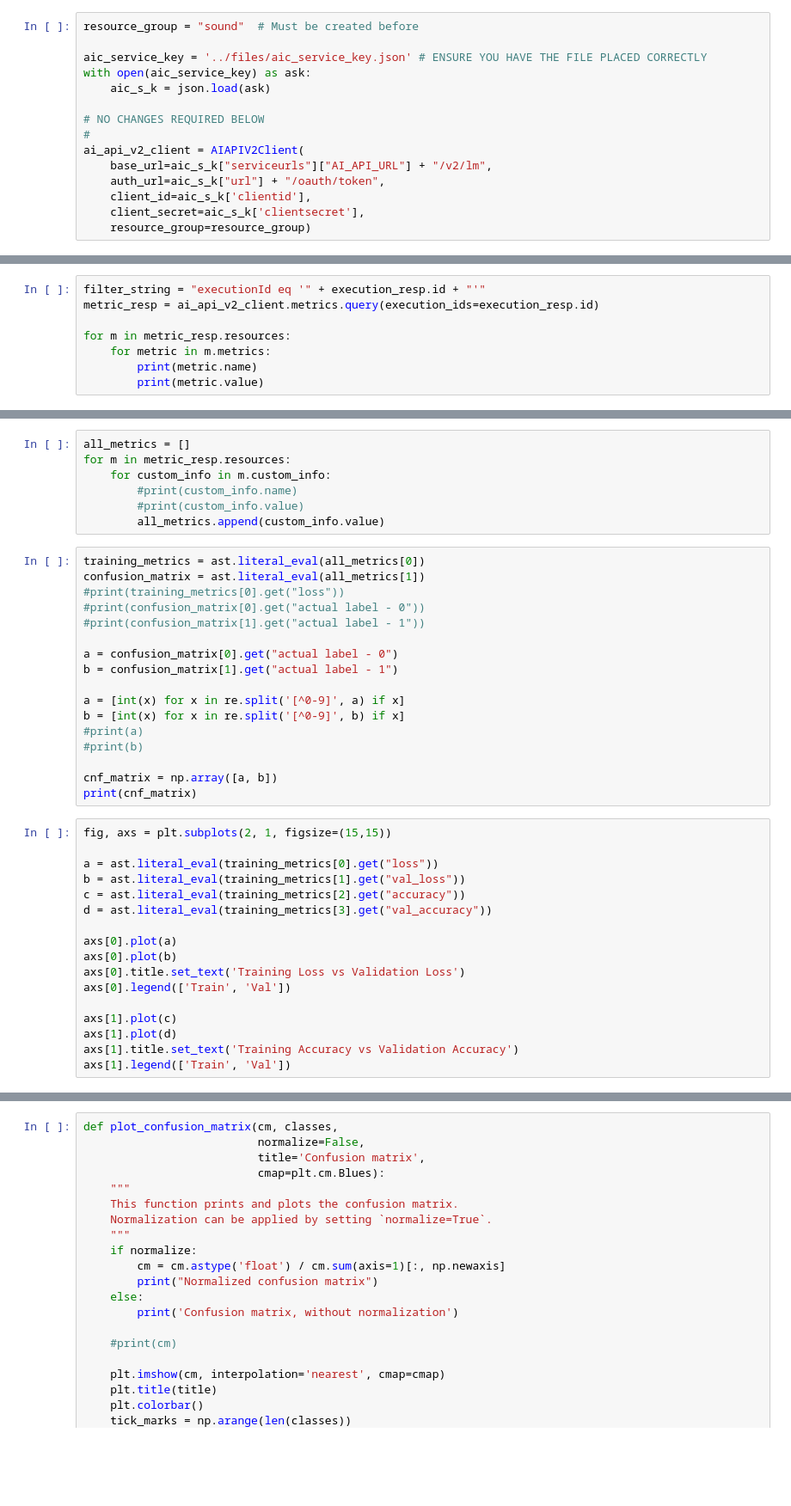
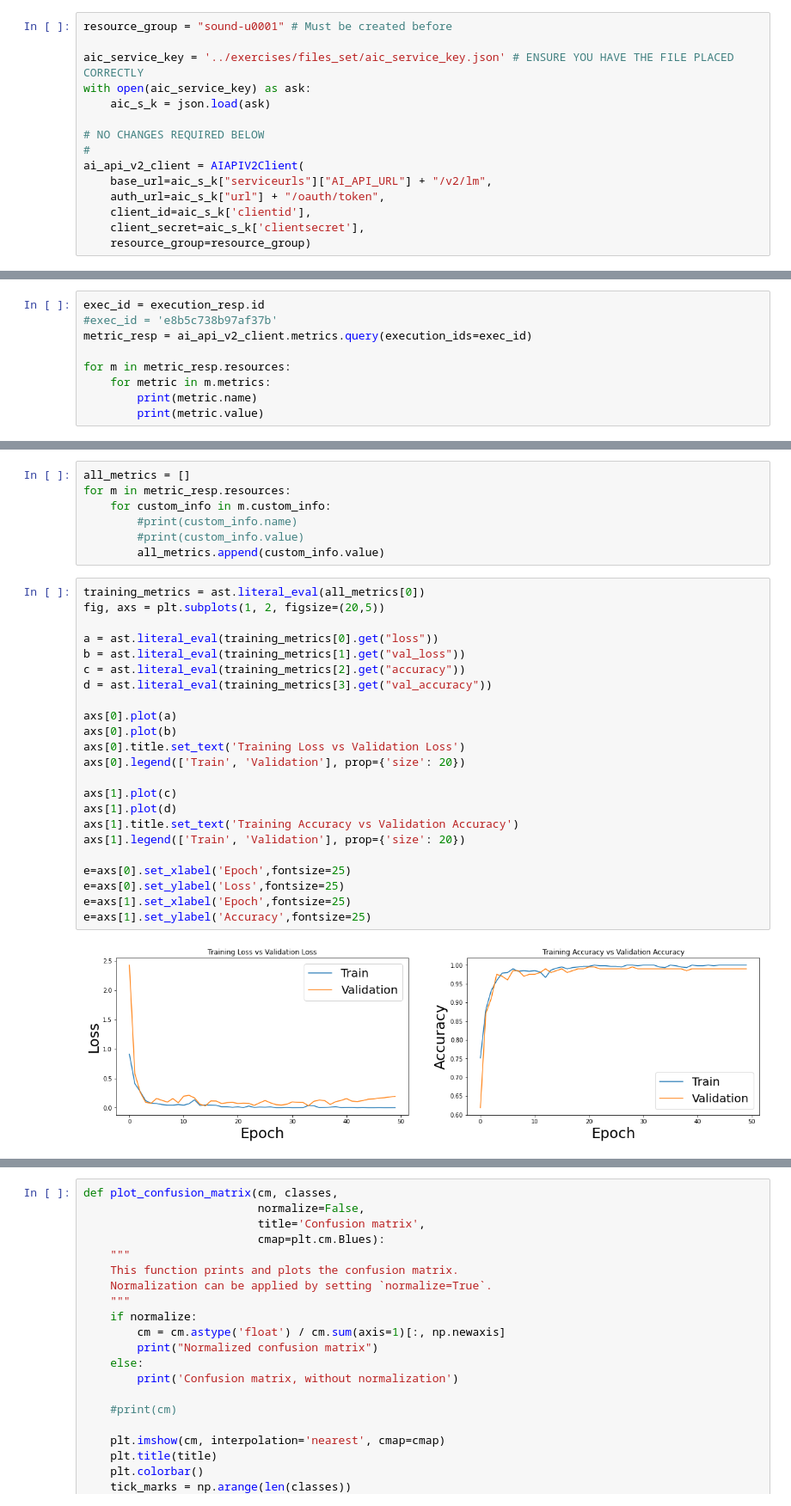
Before and after one commit to SAP-samples/btp-ai-sustainability-bootcamp, a Jupyter notebook: src/ai-models/predictive-maintenance/notebooks/main.ipynb, the cells around one changed output, grey strips where cells are left out. Shown at 86% size. Cells and saved outputs as stored; diff of their text form; blank space fills up the shorter version.

Commit message:
adding exercise 2

```diff
--- a/src/ai-models/predictive-maintenance/notebooks/main.ipynb
+++ b/src/ai-models/predictive-maintenance/notebooks/main.ipynb
@@ -117,9 +117,9 @@ from ai_api_client_sdk.models.input_artifact_binding import InputArtifactBinding
 # %% [markdown]
 In order to be able to train our model in AI Core, we need to define an AI API client, this time by specifying also the resource group in order to access all the related resource (i.e. artifacts and scenarios) and store the subsequent objects (like configurations, models, etc...)
 # %%
-resource_group = "sound"  # Must be created before
+resource_group = "sound-u0001" # Must be created before
 
-aic_service_key = '../files/aic_service_key.json' # ENSURE YOU HAVE THE FILE PLACED CORRECTLY
+aic_service_key = '../exercises/files_set/aic_service_key.json' # ENSURE YOU HAVE THE FILE PLACED CORRECTLY
 with open(aic_service_key) as ask:
     aic_s_k = json.load(ask)
 
@@ -260,8 +260,9 @@ import numpy as np
 import matplotlib
 import matplotlib.pyplot as plt
 # %%
-filter_string = "executionId eq '" + execution_resp.id + "'"
-metric_resp = ai_api_v2_client.metrics.query(execution_ids=execution_resp.id)
+exec_id = execution_resp.id
+#exec_id = 'e8b5c738b97af37b'
+metric_resp = ai_api_v2_client.metrics.query(execution_ids=exec_id)
 
 for m in metric_resp.resources:
     for metric in m.metrics:
@@ -274,37 +278,28 @@ for m in metric_resp.resources:
         #print(custom_info.name)
         #print(custom_info.value)
         all_metrics.append(custom_info.value)
-# %%
-training_metrics = ast.literal_eval(all_metrics[0])
-confusion_matrix = ast.literal_eval(all_metrics[1])
-#print(training_metrics[0].get("loss"))
-#print(confusion_matrix[0].get("actual label - 0"))
-#print(confusion_matrix[1].get("actual label - 1"))
-
-a = confusion_matrix[0].get("actual label - 0")
-b = confusion_matrix[1].get("actual label - 1")
-
-a = [int(x) for x in re.split('[^0-9]', a) if x]
-b = [int(x) for x in re.split('[^0-9]', b) if x]
-#print(a)
-#print(b)
-
-cnf_matrix = np.array([a, b])
-print(cnf_matrix)
 # %%
-fig, axs = plt.subplots(2, 1, figsize=(15,15))
+training_metrics = ast.literal_eval(all_metrics[0])
+fig, axs = plt.subplots(1, 2, figsize=(20,5))
 
 a = ast.literal_eval(training_metrics[0].get("loss"))
 b = ast.literal_eval(training_metrics[1].get("val_loss"))
 c = ast.literal_eval(training_metrics[2].get("accuracy"))
 d = ast.literal_eval(training_metrics[3].get("val_accuracy"))
 
 axs[0].plot(a)
 axs[0].plot(b)
 axs[0].title.set_text('Training Loss vs Validation Loss')
-axs[0].legend(['Train', 'Val'])
+axs[0].legend(['Train', 'Validation'], prop={'size': 20})
 
 axs[1].plot(c)
 axs[1].plot(d)
 axs[1].title.set_text('Training Accuracy vs Validation Accuracy')
-axs[1].legend(['Train', 'Val'])
+axs[1].legend(['Train', 'Validation'], prop={'size': 20})
+
+e=axs[0].set_xlabel('Epoch',fontsize=25)
+e=axs[0].set_ylabel('Loss',fontsize=25)
+e=axs[1].set_xlabel('Epoch',fontsize=25)
+e=axs[1].set_ylabel('Accuracy',fontsize=25)
+# %% [output]
+[figure, added]
```
Also changed, not shown: parts of 4 cells of this notebook, 1 other file.
